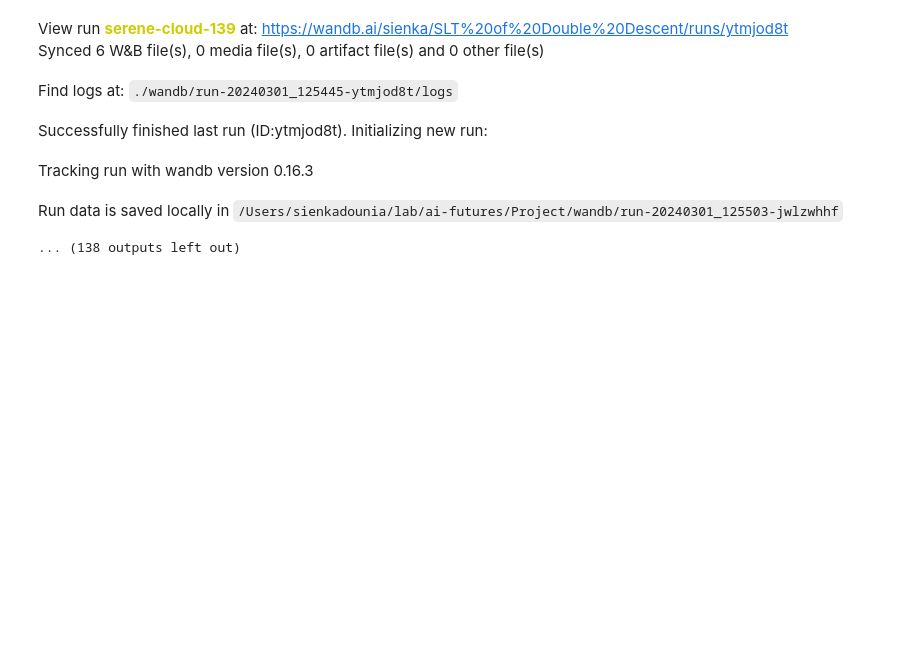
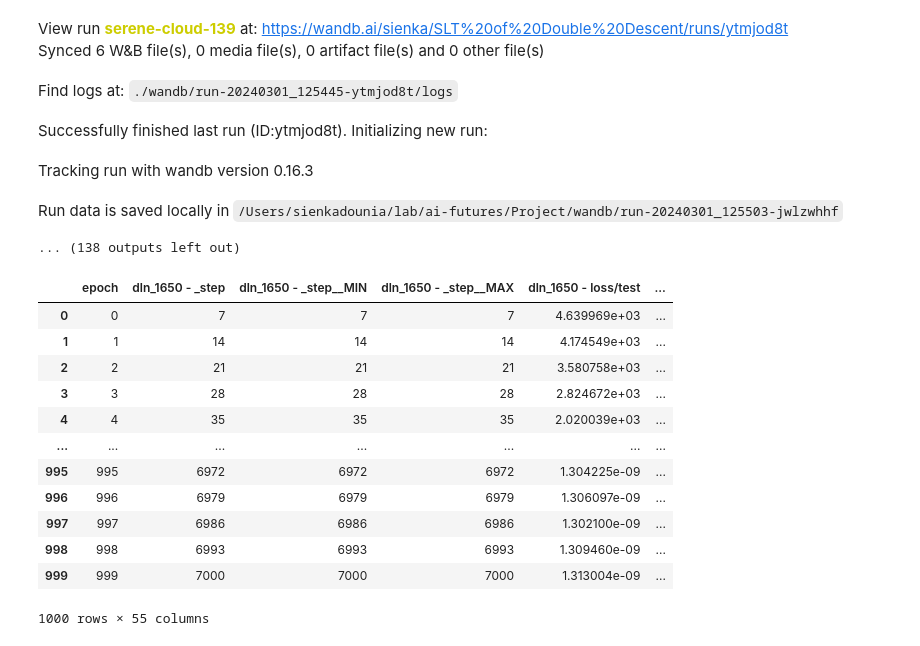
Before and after one commit to sienkus/slt-of-dd, a Jupyter notebook: dln.ipynb, the cells around one changed output. Cells and saved outputs as stored; diff of their text form; code cells hidden in the pictures; blank space fills up the shorter version.

```diff
--- a/dln.ipynb
+++ b/dln.ipynb
@@ -224,0 +232,18 @@ Run data is saved locally in /Users/sienkadounia/lab/ai-futures/Project/wandb/ru
+# %%
+# Ploting the training and testing errors as a function of hidden layer size
+dln_metrics = pd.read_csv('/Users/sienkadounia/lab/ai-futures/Project/mwdd/dln.csv')
+dln_metrics
+# %% [output]
+|  | epoch | dln_1650 - _step | dln_1650 - _step__MIN | dln_1650 - _step__MAX | dln_1650 - loss/test | ... |
+| 0 | 0 | 7 | 7 | 7 | 4.639969e+03 | ... |
+| 1 | 1 | 14 | 14 | 14 | 4.174549e+03 | ... |
+| 2 | 2 | 21 | 21 | 21 | 3.580758e+03 | ... |
+| 3 | 3 | 28 | 28 | 28 | 2.824672e+03 | ... |
+| 4 | 4 | 35 | 35 | 35 | 2.020039e+03 | ... |
+| ... | ... | ... | ... | ... | ... | ... |
+| 995 | 995 | 6972 | 6972 | 6972 | 1.304225e-09 | ... |
+| 996 | 996 | 6979 | 6979 | 6979 | 1.306097e-09 | ... |
+| 997 | 997 | 6986 | 6986 | 6986 | 1.302100e-09 | ... |
+| 998 | 998 | 6993 | 6993 | 6993 | 1.309460e-09 | ... |
+| 999 | 999 | 7000 | 7000 | 7000 | 1.313004e-09 | ... |
+1000 rows × 55 columns
```
Also changed, not shown: parts of 8 cells of this notebook.
